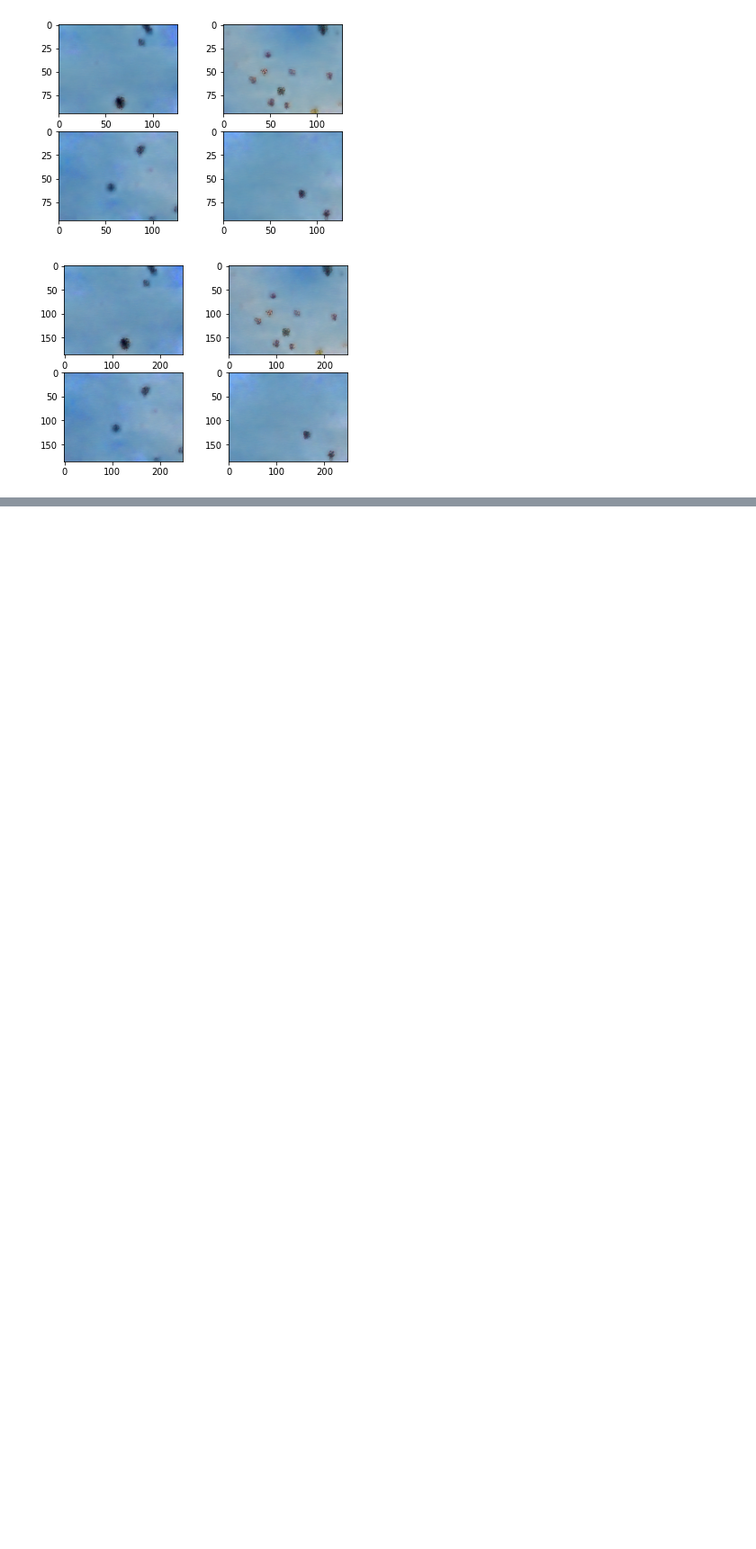
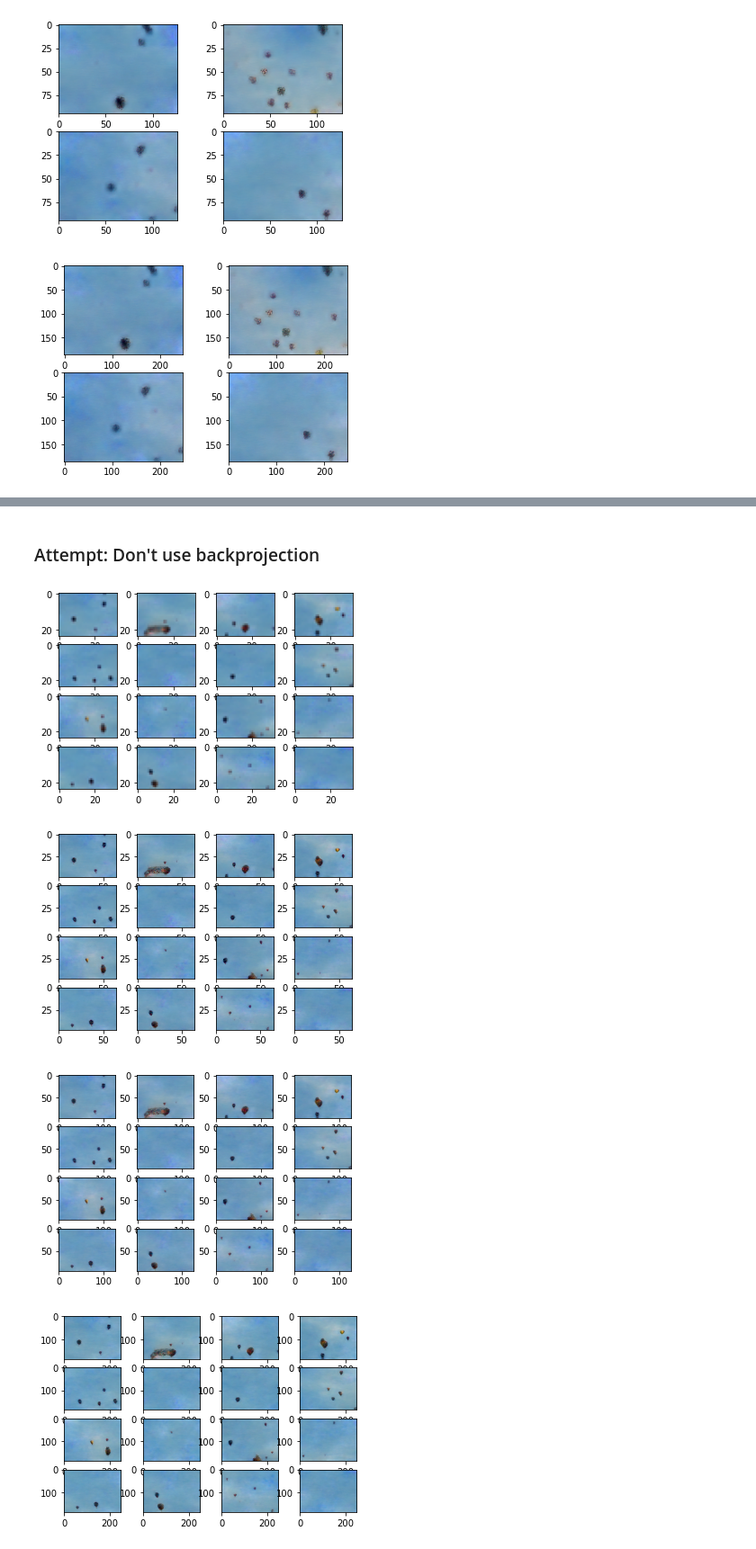
Before and after one commit to yanivnik/sinfusion-code, a Jupyter notebook: main.ipynb, the cells around one changed output, grey strips where cells are left out. Shown at 90% size. Drawn from its saved outputs; the diff is of its cells as text; code cells hidden in the pictures; blank space fills up the shorter version.

```diff
--- a/main.ipynb
+++ b/main.ipynb
@@ -153,0 +192,21 @@ show_sample(s3)
+# %% [markdown]
+### Attempt: Don't use backprojection
+# %%
+s0_r = resize(s0, out_shape=sizes[1])
+s1 = level1.sample(s0_r, image_size=sizes[1])
+
+s1_r = resize(s1, out_shape=sizes[2])
+s2 = level2.sample(s1_r, image_size=sizes[2])
+
+s2_r = resize(s2, out_shape=sizes[3])
+s3 = level3.sample(s2_r, image_size=sizes[3])
+
+show_sample(s0)
+show_sample(s1)
+show_sample(s2)
+show_sample(s3)
+# %% [output]
+[figure, added]
+[figure, added]
+[figure, added]
+[figure, added]
```
Also changed, not shown: parts of 31 cells of this notebook, 1 other file.
